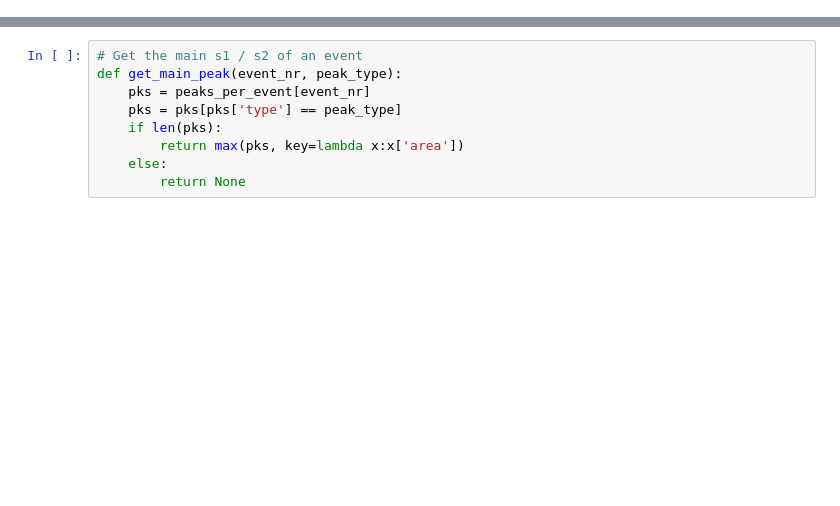
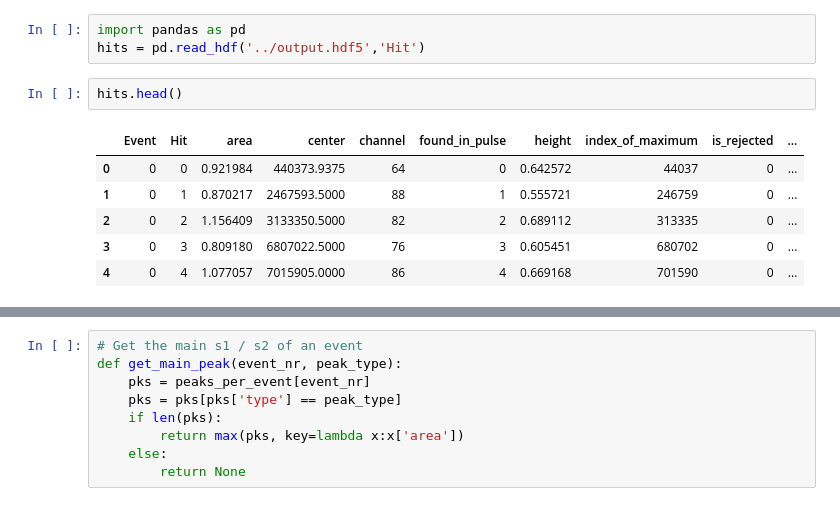
Before and after one commit to XENON1T/pax, a Jupyter notebook: examples/Analysis example.ipynb, the cells around one changed output, grey strips where cells are left out. Saved outputs shown, nothing was run; the diff lists cells and outputs as text; blank space fills up the shorter version.

```diff
--- a/examples/Analysis example.ipynb
+++ b/examples/Analysis example.ipynb
@@ -63,0 +64,12 @@ dt = 10 * units.ns
+# %%
+import pandas as pd
+hits = pd.read_hdf('../output.hdf5','Hit')
+# %%
+hits.head()
+# %% [output]
+|  | Event | Hit | area | center | channel | found_in_pulse | height | index_of_maximum | is_rejected | ... |
+| 0 | 0 | 0 | 0.921984 | 440373.9375 | 64 | 0 | 0.642572 | 44037 | 0 | ... |
+| 1 | 0 | 1 | 0.870217 | 2467593.5000 | 88 | 1 | 0.555721 | 246759 | 0 | ... |
+| 2 | 0 | 2 | 1.156409 | 3133350.5000 | 82 | 2 | 0.689112 | 313335 | 0 | ... |
+| 3 | 0 | 3 | 0.809180 | 6807022.5000 | 76 | 3 | 0.605451 | 680702 | 0 | ... |
+| 4 | 0 | 4 | 1.077057 | 7015905.0000 | 86 | 4 | 0.669168 | 701590 | 0 | ... |
```
Also changed, not shown: parts of 7 cells of this notebook, 6 other files.
